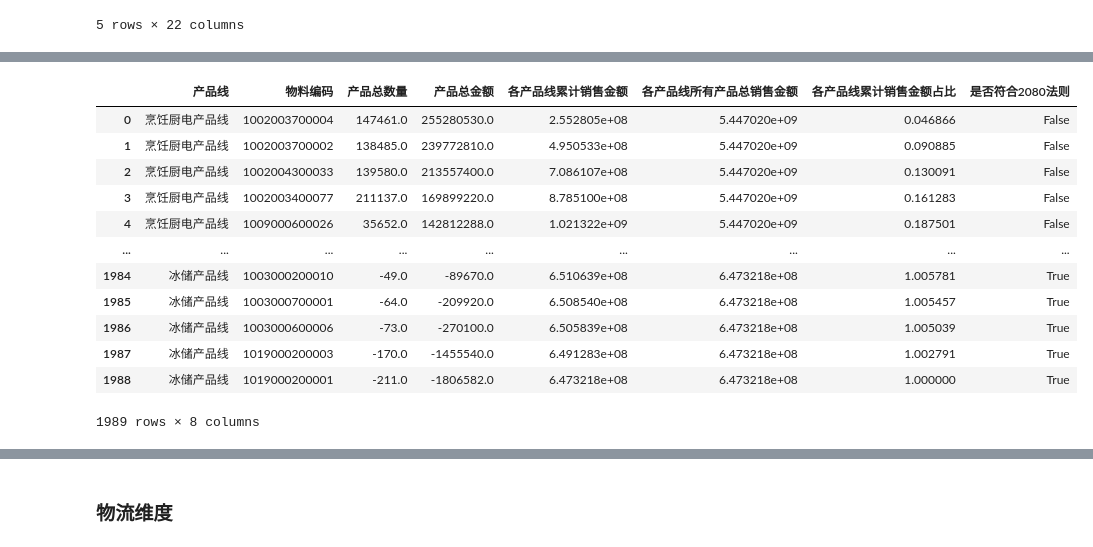
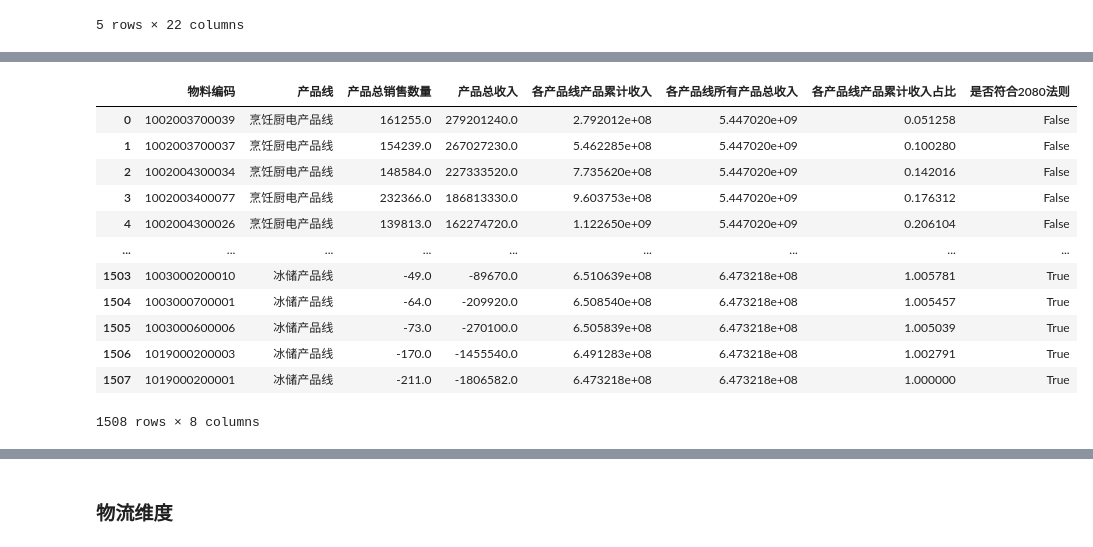
Before and after one commit to zb1005/python-tool, a Jupyter notebook: 零件报告/姗姐要的单型号数据/单型号贡献_姗姐需要的数据维度_合并气源.ipynb, the cells around one changed output, grey strips where cells are left out. Drawn from its saved outputs; the diff is of its cells as text; code cells hidden in the pictures.

```diff
--- a/零件报告/单型号贡献、低效、长尾/单型号贡献_姗姐需要的数据维度.ipynb
+++ b/零件报告/姗姐要的单型号数据/单型号贡献_姗姐需要的数据维度_合并气源.ipynb
@@ -73,6 +73,21 @@ df_product = pd.read_excel(r"D:\000物料报表\202511\单型号贡献-低效-
 df_product['物料号'] = df_product['物料号'].astype(str).str[:13]
 df_income['物料编码'] = df_income['物料编码'].astype(str).str[:13]
 df_income['年月'] = pd.to_datetime(df_income['年月']).dt.strftime('%Y-%m-01')
+# %%
+# 处理一下income里面的气源，把物料编码进行合并
+df_merge_gas = pd.read_excel(r'C:\Users\zhangbon\Desktop\气源地区对应关系20251105.XLSX',sheet_name='开票')
+df_merge_gas['物料编码'] = df_merge_gas['物料编码'].astype(str).str[:13]
+df_merge_gas_map_data = df_merge_gas.groupby('新标准型号',as_index=False).agg(
+    物料编码 = ('物料编码','max'),
+    新标准型号下的所有物料编码 = ('物料编码','unique')
+)
+merge_gas_map = {}
+for index,row in df_merge_gas_map_data.iterrows():
+    for item in row['新标准型号下的所有物料编码']:
+        merge_gas_map[item] = row['物料编码']
+df_merge_gas_map_data
+# merge_gas_map
+df_income['物料编码'] = df_income['物料编码'].apply(lambda x: merge_gas_map.get(x,x))
 # %%
 #只要2024年11月到2025年10月的数据、渠道筛选、产品线筛选、核算价不为0的
 df_calu = df_income[(df_income['年月'] >= '2024-11-01') &
@@ -93,7 +108,7 @@ df_calu.head()
 # 产品维度——聚合算出每个产品的总销售量和金额
 df_group1 = df_calu.groupby('物料编码',as_index=False).agg(
                                                         产品线=('产品线','first'),
-                                                        产品总数量=('数量','sum'),
-                                                        产品总金额=('核算价金额总计','sum'))
+                                                        产品总销售数量=('数量','sum'),
+                                                        产品总收入=('核算价金额总计','sum'))
 df_group1
 # %% [output]
@@ -218,22 +220,22 @@ df_group2
 # %%
 # 按照产品线-物料编码维度，计算累计销售金额，用于每个产品线内部判断是否是主力型号
-df_out2 = df_group2.sort_values(by=['产品线','产品总金额'], ascending=False).reset_index(drop=True)
-df_out2['各产品线累计销售金额'] = df_out2.groupby('产品线')['产品总金额'].transform('cumsum')
-df_out2['各产品线所有产品总销售金额'] = df_out2.groupby('产品线')['产品总金额'].transform('sum')
-df_out2['各产品线累计销售金额占比'] = df_out2['各产品线累计销售金额'] / df_out2['各产品线所有产品总销售金额']
-df_out2['是否符合2080法则'] = df_out2['各产品线累计销售金额占比'] >= 0.8
+df_out2 = df_group1.sort_values(by=['产品线','产品总收入'], ascending=False).reset_index(drop=True)
+df_out2['各产品线产品累计收入'] = df_out2.groupby('产品线')['产品总收入'].transform('cumsum')
+df_out2['各产品线所有产品总收入'] = df_out2.groupby('产品线')['产品总收入'].transform('sum')
+df_out2['各产品线产品累计收入占比'] = df_out2['各产品线产品累计收入'] / df_out2['各产品线所有产品总收入']
+df_out2['是否符合2080法则'] = df_out2['各产品线产品累计收入占比'] >= 0.8
 df_out2
 # %% [output]
-|  | 产品线 | 物料编码 | 产品总数量 | 产品总金额 | 各产品线累计销售金额 | 各产品线所有产品总销售金额 | 各产品线累计销售金额占比 | 是否符合2080法则 |
-| 0 | 烹饪厨电产品线 | 1002003700004 | 147461.0 | 255280530.0 | 2.552805e+08 | 5.447020e+09 | 0.046866 | False |
-| 1 | 烹饪厨电产品线 | 1002003700002 | 138485.0 | 239772810.0 | 4.950533e+08 | 5.447020e+09 | 0.090885 | False |
-| 2 | 烹饪厨电产品线 | 1002004300033 | 139580.0 | 213557400.0 | 7.086107e+08 | 5.447020e+09 | 0.130091 | False |
-| 3 | 烹饪厨电产品线 | 1002003400077 | 211137.0 | 169899220.0 | 8.785100e+08 | 5.447020e+09 | 0.161283 | False |
-| 4 | 烹饪厨电产品线 | 1009000600026 | 35652.0 | 142812288.0 | 1.021322e+09 | 5.447020e+09 | 0.187501 | False |
+|  | 物料编码 | 产品线 | 产品总销售数量 | 产品总收入 | 各产品线产品累计收入 | 各产品线所有产品总收入 | 各产品线产品累计收入占比 | 是否符合2080法则 |
+| 0 | 1002003700039 | 烹饪厨电产品线 | 161255.0 | 279201240.0 | 2.792012e+08 | 5.447020e+09 | 0.051258 | False |
+| 1 | 1002003700037 | 烹饪厨电产品线 | 154239.0 | 267027230.0 | 5.462285e+08 | 5.447020e+09 | 0.100280 | False |
+| 2 | 1002004300034 | 烹饪厨电产品线 | 148584.0 | 227333520.0 | 7.735620e+08 | 5.447020e+09 | 0.142016 | False |
+| 3 | 1002003400077 | 烹饪厨电产品线 | 232366.0 | 186813330.0 | 9.603753e+08 | 5.447020e+09 | 0.176312 | False |
+| 4 | 1002004300026 | 烹饪厨电产品线 | 139813.0 | 162274720.0 | 1.122650e+09 | 5.447020e+09 | 0.206104 | False |
 | ... | ... | ... | ... | ... | ... | ... | ... | ... |
-| 1984 | 冰储产品线 | 1003000200010 | -49.0 | -89670.0 | 6.510639e+08 | 6.473218e+08 | 1.005781 | True |
-| 1985 | 冰储产品线 | 1003000700001 | -64.0 | -209920.0 | 6.508540e+08 | 6.473218e+08 | 1.005457 | True |
-| 1986 | 冰储产品线 | 1003000600006 | -73.0 | -270100.0 | 6.505839e+08 | 6.473218e+08 | 1.005039 | True |
-| 1987 | 冰储产品线 | 1019000200003 | -170.0 | -1455540.0 | 6.491283e+08 | 6.473218e+08 | 1.002791 | True |
-| 1988 | 冰储产品线 | 1019000200001 | -211.0 | -1806582.0 | 6.473218e+08 | 6.473218e+08 | 1.000000 | True |
+| 1503 | 1003000200010 | 冰储产品线 | -49.0 | -89670.0 | 6.510639e+08 | 6.473218e+08 | 1.005781 | True |
+| 1504 | 1003000700001 | 冰储产品线 | -64.0 | -209920.0 | 6.508540e+08 | 6.473218e+08 | 1.005457 | True |
+| 1505 | 1003000600006 | 冰储产品线 | -73.0 | -270100.0 | 6.505839e+08 | 6.473218e+08 | 1.005039 | True |
+| 1506 | 1019000200003 | 冰储产品线 | -170.0 | -1455540.0 | 6.491283e+08 | 6.473218e+08 | 1.002791 | True |
+| 1507 | 1019000200001 | 冰储产品线 | -211.0 | -1806582.0 | 6.473218e+08 | 6.473218e+08 | 1.000000 | True |
-1989 rows × 8 columns
+1508 rows × 8 columns
```
Also changed, not shown: parts of 21 cells of this notebook, 20 other files.
